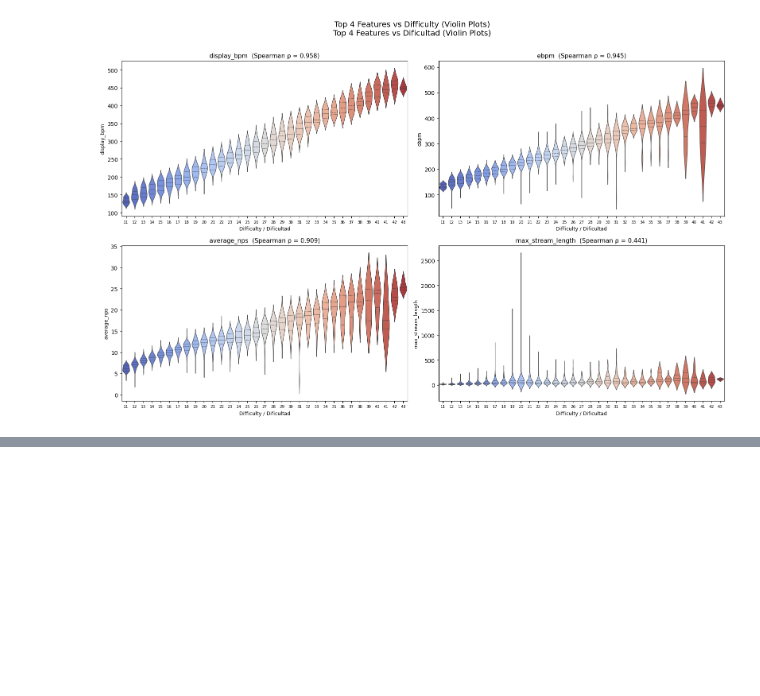
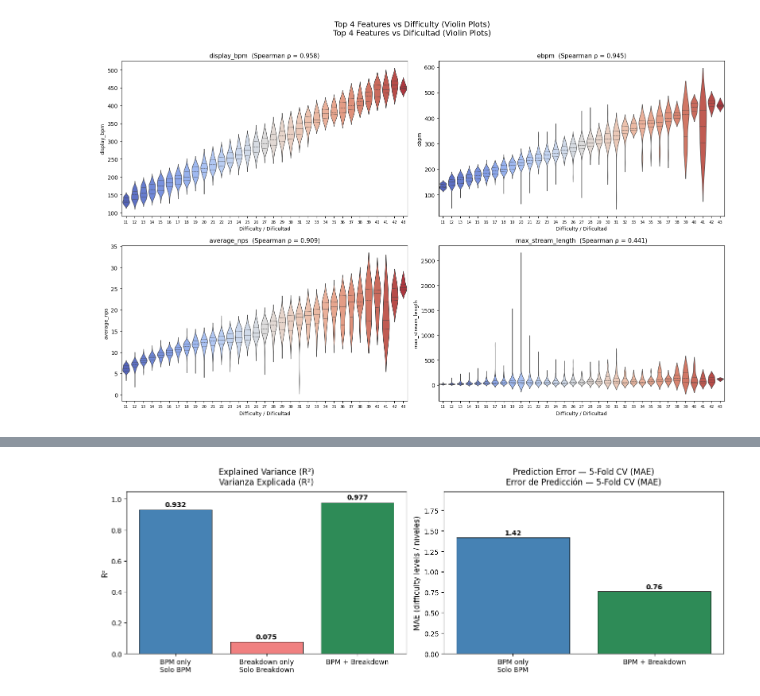
Before and after one commit to MaruDeHabanero/ITGStamina-rater-ml, a Jupyter notebook: ml-core/notebooks/03_exploratory_data_analysis.ipynb, the cells around one changed output, grey strips where cells are left out. Cells and saved outputs as stored; diff of their text form; code cells hidden in the pictures; blank space fills up the shorter version.

```diff
--- a/ml-core/notebooks/03_exploratory_data_analysis.ipynb
+++ b/ml-core/notebooks/03_exploratory_data_analysis.ipynb
@@ -384,0 +502,76 @@ Passing `palette` without assigning `hue` is deprecated and will be removed in v
+# %%
+from sklearn.linear_model import LinearRegression
+from sklearn.metrics import mean_absolute_error, r2_score
+from sklearn.model_selection import cross_val_predict
+
+# ES: Definir los tres conjuntos de features para comparación.
+# EN: Define the three feature sets for comparison.
+X_bpm_only = df[["display_bpm"]]
+X_breakdown_only = df[["total_stream_length", "max_stream_length", "break_count", "stream_break_ratio"]]
+X_combined = df[["display_bpm", "total_stream_length", "max_stream_length",
+                  "break_count", "stream_break_ratio", "average_nps"]]
+y = df["difficulty"]
+
+# ── R² (in-sample) ──────────────────────────────────────────────────────────
+# ES: R² sobre los mismos datos de entrenamiento (sobreestima pero útil para comparar).
+# EN: R² on the training data (overestimates but useful for comparison).
+r2_bpm = r2_score(y, LinearRegression().fit(X_bpm_only, y).predict(X_bpm_only))
+r2_bkd = r2_score(y, LinearRegression().fit(X_breakdown_only, y).predict(X_breakdown_only))
+r2_all = r2_score(y, LinearRegression().fit(X_combined, y).predict(X_combined))
+
+print("=== R² (in-sample) ===")
+print(f"  BPM only:        {r2_bpm:.4f}")
+print(f"  Breakdown only:  {r2_bkd:.4f}")
+print(f"  BPM + Breakdown: {r2_all:.4f}  (+{r2_all - r2_bpm:.4f} over BPM only)")
+
+# ── MAE via 5-fold CV ───────────────────────────────────────────────────────
+# ES: MAE con validación cruzada a 5 folds (estimación honesta del error real).
+# EN: MAE with 5-fold cross-validation (honest estimate of real-world error).
+pred_bpm = cross_val_predict(LinearRegression(), X_bpm_only, y, cv=5)
+pred_all = cross_val_predict(LinearRegression(), X_combined, y, cv=5)
+
+mae_bpm = mean_absolute_error(y, pred_bpm)
+mae_all = mean_absolute_error(y, pred_all)
+
+exact_bpm = np.mean(np.round(pred_bpm) == y) * 100
+exact_all = np.mean(np.round(pred_all) == y) * 100
+within1_bpm = np.mean(np.abs(y - np.round(pred_bpm)) <= 1) * 100
+within1_all = np.mean(np.abs(y - np.round(pred_all)) <= 1) * 100
+
+print("\n=== 5-Fold CV — Linear Regression ===")
+print(f"  {'Metric':<20s} {'BPM only':>10s} {'BPM+Breakdown':>15s}")
+print(f"  {'MAE (levels)':<20s} {mae_bpm:>10.2f} {mae_all:>15.2f}")
+print(f"  {'Exact match %':<20s} {exact_bpm:>10.1f} {exact_all:>15.1f}")
+print(f"  {'Within ±1 %':<20s} {within1_bpm:>10.1f} {within1_all:>15.1f}")
+print(f"\n  MAE reduction: {mae_bpm - mae_all:.2f} levels ({(mae_bpm - mae_all)/mae_bpm*100:.1f}%)")
+
+# ── Bar chart comparison ────────────────────────────────────────────────────
+fig, axes = plt.subplots(1, 2, figsize=(13, 4.5))
+
+# Left: R²
+labels_r2 = ["BPM only\nSolo BPM", "Breakdown only\nSolo Breakdown", "BPM + Breakdown"]
+vals_r2 = [r2_bpm, r2_bkd, r2_all]
+colors_r2 = ["steelblue", "lightcoral", "seagreen"]
+bars_r2 = axes[0].bar(labels_r2, vals_r2, color=colors_r2, edgecolor="black", linewidth=0.6)
+axes[0].set_ylabel("R²", fontsize=11)
+axes[0].set_title("Explained Variance (R²)\nVarianza Explicada (R²)", fontsize=12, pad=10)
+axes[0].set_ylim(0, 1.05)
+for bar, val in zip(bars_r2, vals_r2):
+    axes[0].text(bar.get_x() + bar.get_width() / 2, bar.get_height() + 0.02,
+                 f"{val:.3f}", ha="center", fontsize=10, fontweight="bold")
+
+# Right: MAE
+labels_mae = ["BPM only\nSolo BPM", "BPM + Breakdown"]
+vals_mae = [mae_bpm, mae_all]
+colors_mae = ["steelblue", "seagreen"]
+bars_mae = axes[1].bar(labels_mae, vals_mae, color=colors_mae, edgecolor="black", linewidth=0.6)
+axes[1].set_ylabel("MAE (difficulty levels / niveles)", fontsize=11)
+axes[1].set_title("Prediction Error — 5-Fold CV (MAE)\nError de Predicción — 5-Fold CV (MAE)", fontsize=12, pad=10)
+axes[1].set_ylim(0, max(vals_mae) * 1.4)
+for bar, val in zip(bars_mae, vals_mae):
+    axes[1].text(bar.get_x() + bar.get_width() / 2, bar.get_height() + 0.03,
+                 f"{val:.2f}", ha="center", fontsize=10, fontweight="bold")
+
+plt.tight_layout()
+plt.show()
+# %% [output]
@@ -384,0 +590 @@ Passing `palette` without assigning `hue` is deprecated and will be removed in v
+[figure, added]
```
Also changed, not shown: parts of 13 cells of this notebook, 3 other files.
